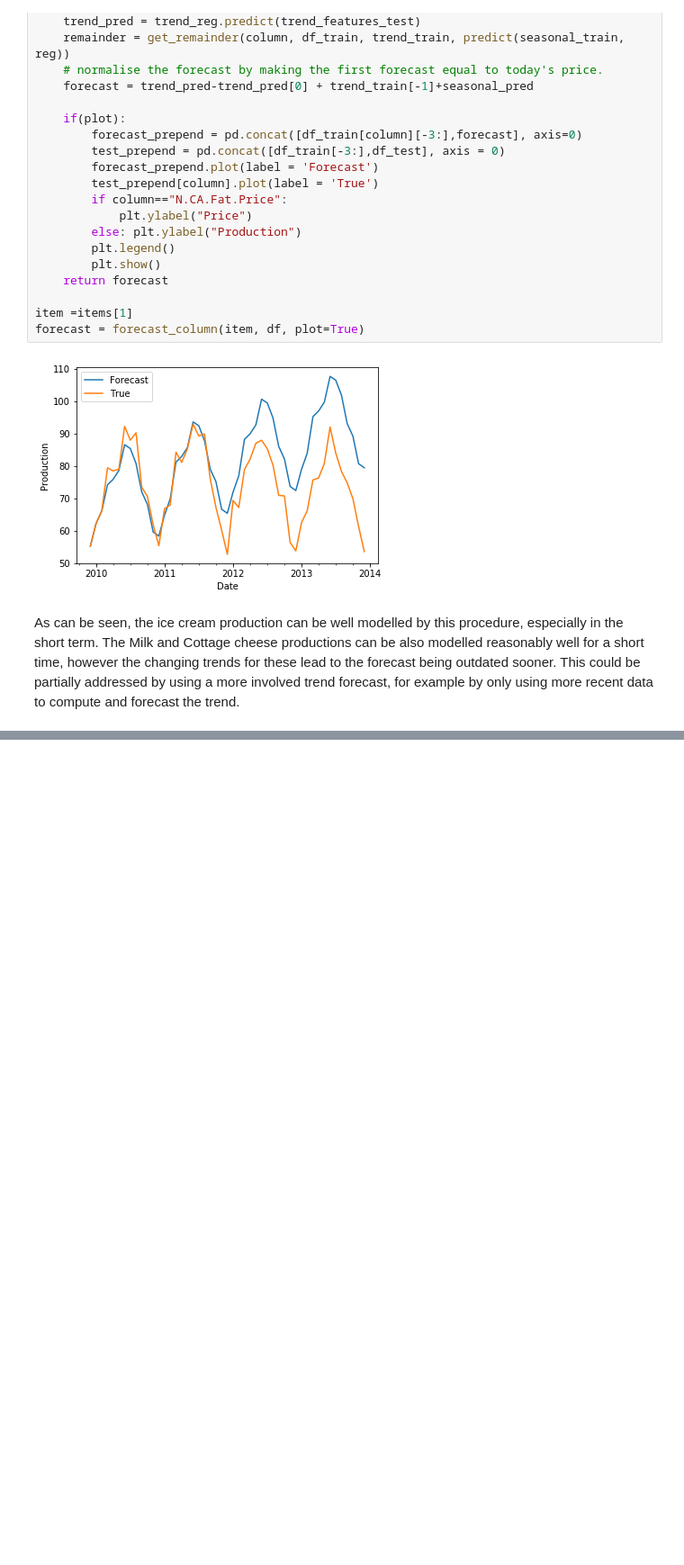
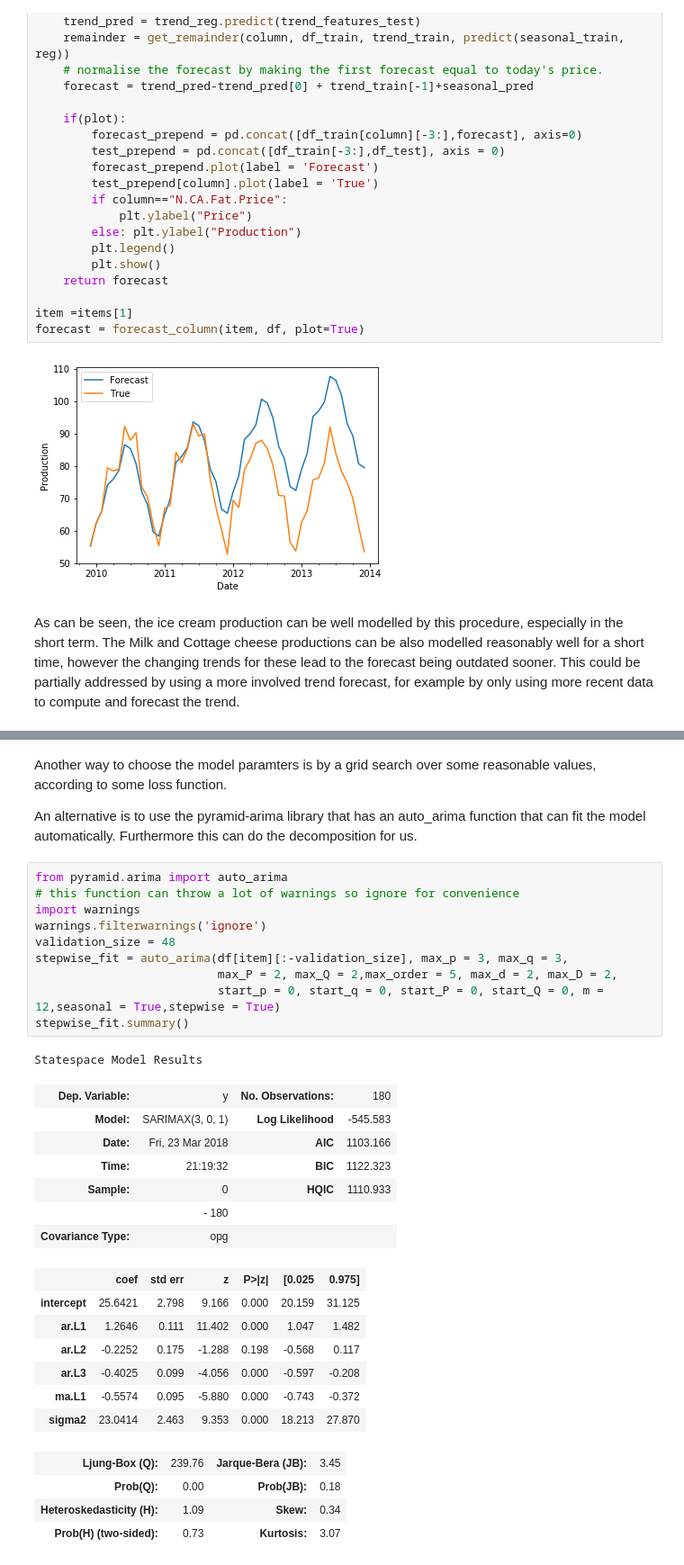
Before and after one commit to bwdGitHub/Time-Series, a Jupyter notebook: Time Series Analysis.ipynb, the cells around one changed output, grey strips where cells are left out. Shown: that part at 90% size. Drawn from its saved outputs; the diff is of its cells as text; blank space fills up the shorter version.

```diff
--- a/Time Series Analysis.ipynb
+++ b/Time Series Analysis.ipynb
@@ -363,0 +441,34 @@ As can be seen, the ice cream production can be well modelled by this procedure,
+# %% [markdown]
+Another way to choose the model paramters is by a grid search over some reasonable values, according to some loss function.
+
+An alternative is to use the pyramid-arima library that has an auto_arima function that can fit the model automatically. Furthermore this can do the decomposition for us.
+# %%
+from pyramid.arima import auto_arima
+# this function can throw a lot of warnings so ignore for convenience
+import warnings
+warnings.filterwarnings('ignore')
+validation_size = 48
+stepwise_fit = auto_arima(df[item][:-validation_size], max_p = 3, max_q = 3,
+                          max_P = 2, max_Q = 2,max_order = 5, max_d = 2, max_D = 2,
+                          start_p = 0, start_q = 0, start_P = 0, start_Q = 0, m = 12,seasonal = True,stepwise = True)
+stepwise_fit.summary()
+# %% [output]
+Statespace Model Results
+| Dep. Variable: | y | No. Observations: | 180 |
+| Model: | SARIMAX(3, 0, 1) | Log Likelihood | -545.583 |
+| Date: | Fri, 23 Mar 2018 | AIC | 1103.166 |
+| Time: | 21:19:32 | BIC | 1122.323 |
+| Sample: | 0 | HQIC | 1110.933 |
+|  | - 180 |  |  |
+| Covariance Type: | opg |  |  |
+|  | coef | std err | z | P>|z| | [0.025 | 0.975] |
+| intercept | 25.6421 | 2.798 | 9.166 | 0.000 | 20.159 | 31.125 |
+| ar.L1 | 1.2646 | 0.111 | 11.402 | 0.000 | 1.047 | 1.482 |
+| ar.L2 | -0.2252 | 0.175 | -1.288 | 0.198 | -0.568 | 0.117 |
+| ar.L3 | -0.4025 | 0.099 | -4.056 | 0.000 | -0.597 | -0.208 |
+| ma.L1 | -0.5574 | 0.095 | -5.880 | 0.000 | -0.743 | -0.372 |
+| sigma2 | 23.0414 | 2.463 | 9.353 | 0.000 | 18.213 | 27.870 |
+| Ljung-Box (Q): | 239.76 | Jarque-Bera (JB): | 3.45 |
+| Prob(Q): | 0.00 | Prob(JB): | 0.18 |
+| Heteroskedasticity (H): | 1.09 | Skew: | 0.34 |
+| Prob(H) (two-sided): | 0.73 | Kurtosis: | 3.07 |
```
Also changed, not shown: parts of 9 cells of this notebook.
